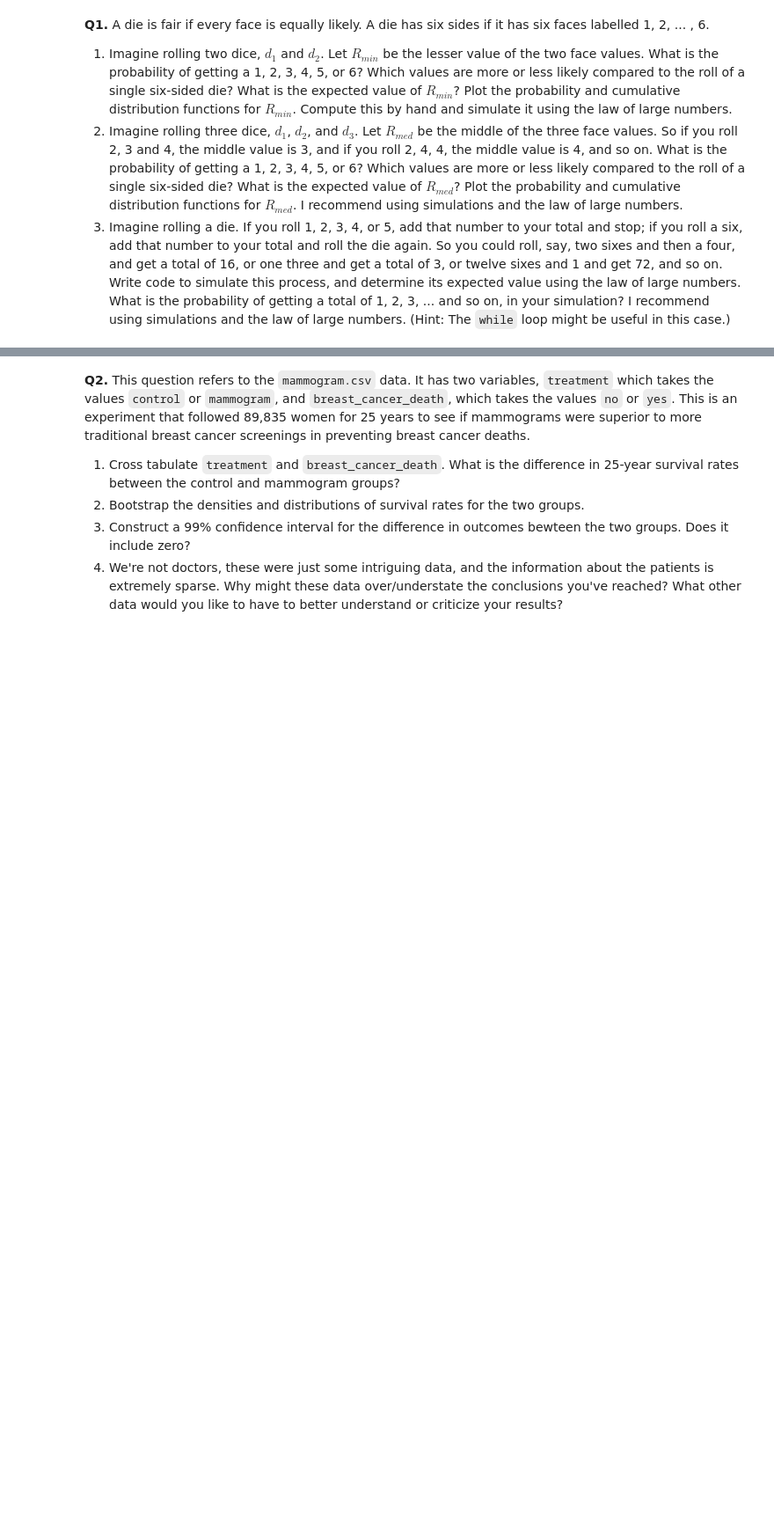
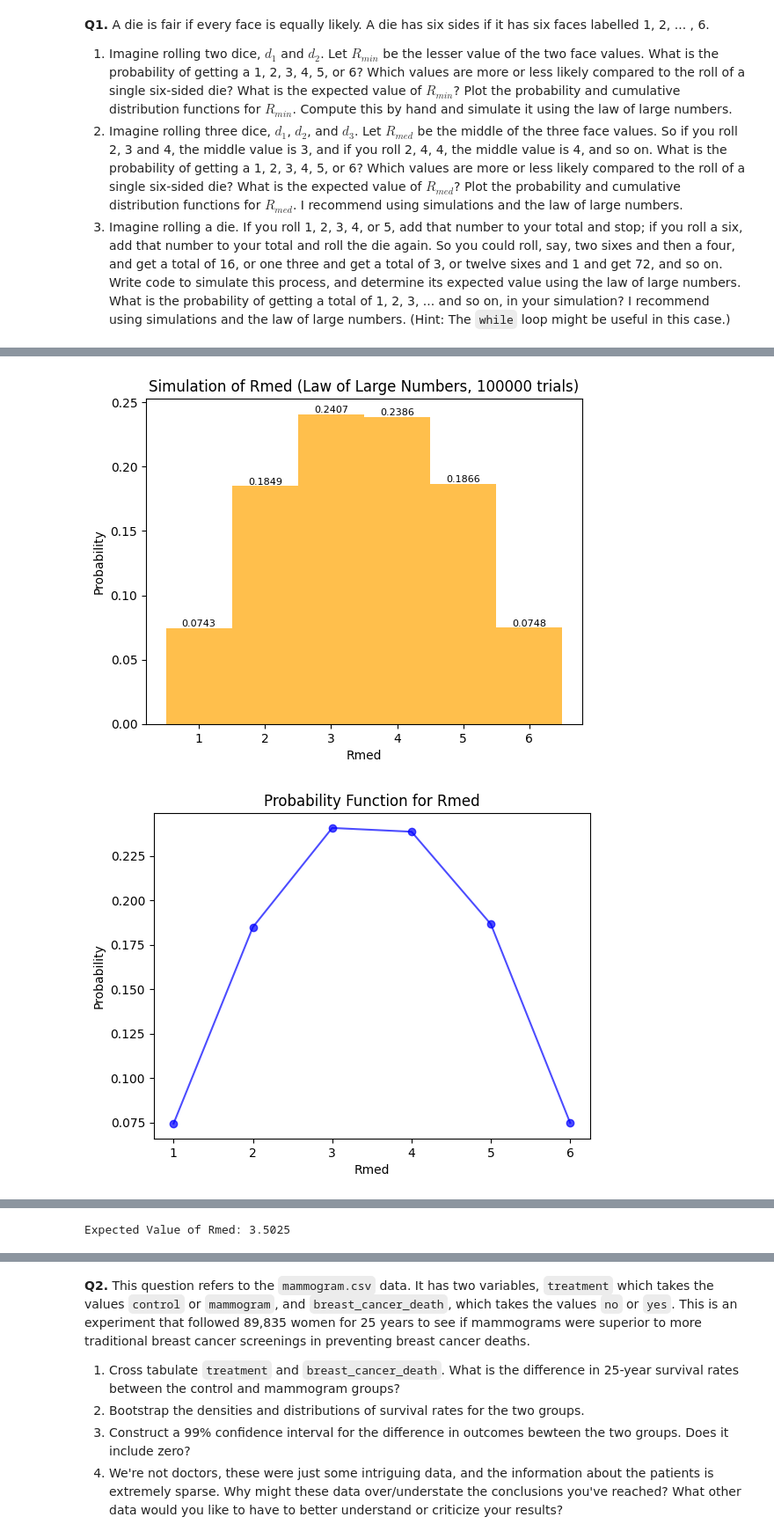
Before and after one commit to racheljhuh/the_bootstrap, a Jupyter notebook: assignment_5.ipynb, the cells around one changed output, grey strips where cells are left out. Shown: that part at 88% size. Cells and saved outputs as stored; diff of their text form; code cells hidden in the pictures; blank space fills up the shorter version.

```diff
--- a/assignment_5.ipynb
+++ b/assignment_5.ipynb
@@ -11,0 +91,65 @@
+# %%
+#1.2
+#simulate Rmed and use law of large numbers
+def simulate_Rmed(num_trials):
+   outcomes = np.random.randint(1, 7, size=(num_trials, 3))
+   Rmed_values = np.median(outcomes, axis=1)
+   return Rmed_values
+
+
+#this number can be adjusted...law of large numbers
+num_trials = 100000
+
+
+# Simulate Rmed values
+simulated_values = simulate_Rmed(num_trials)
+
+
+# Calculate and plot exact probabilities on top of each bar - from chatGPT
+values, counts = np.unique(simulated_values, return_counts=True)
+probabilities = counts / num_trials
+
+
+for value, probability in zip(values, probabilities):
+   plt.text(value, probability, f'{probability:.4f}', ha='center', va='bottom', fontsize=8)
+
+
+# Plot histogram of simulated values
+plt.hist(simulated_values, bins=np.arange(0.5, 7.5, 1), density=True, color='orange', alpha=0.7)
+plt.title(f'Simulation of Rmed (Law of Large Numbers, {num_trials} trials)')
+plt.xlabel('Rmed')
+plt.ylabel('Probability')
+plt.show()
+#plot the probability function for Rmed
+def plot_probability_function(values, probabilities, title):
+ plt.scatter(values, probabilities, color='blue', alpha=0.7)
+ plt.plot(values, probabilities, color='blue', alpha=0.7)
+ plt.title(title)
+ plt.xlabel('Rmed')
+ plt.ylabel('Probability')
+ plt.show()
+
+
+values, counts = np.unique(simulated_values, return_counts=True)
+probabilities = counts / num_trials
+plot_probability_function(values, probabilities, 'Probability Function for Rmed')
+#plot the cdf
+
+
+def plot_cdf(values, cdf_values, title):
+   plt.scatter(values, cdf_values)
+   plt.plot(values, cdf_values)
+   plt.title(title)
+   plt.xlabel('Rmed')
+   plt.ylabel('Probability')
+   plt.show()
+
+
+cdf_values = np.cumsum(probabilities)
+plot_cdf(values, cdf_values, 'Cumulative Distribution Function for Rmed')
+# Calculate expected value of Rmed
+expected_value = np.mean(simulated_values)
+print(f'Expected Value of Rmed: {expected_value:.4f}')
+# %% [output]
+[figure, added]
+[figure, added]
@@ -11,0 +157 @@
+Expected Value of Rmed: 3.5025
```
Also changed, not shown: parts of 4 cells of this notebook.
